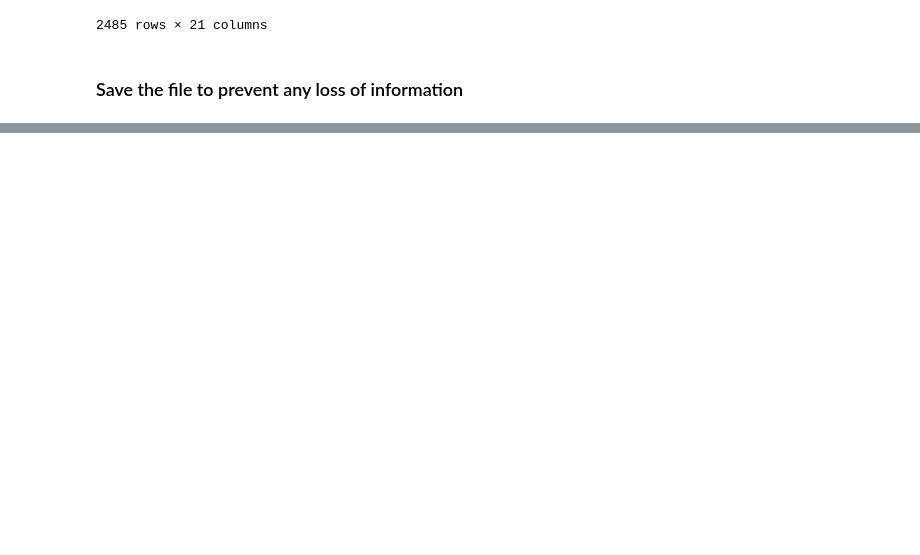
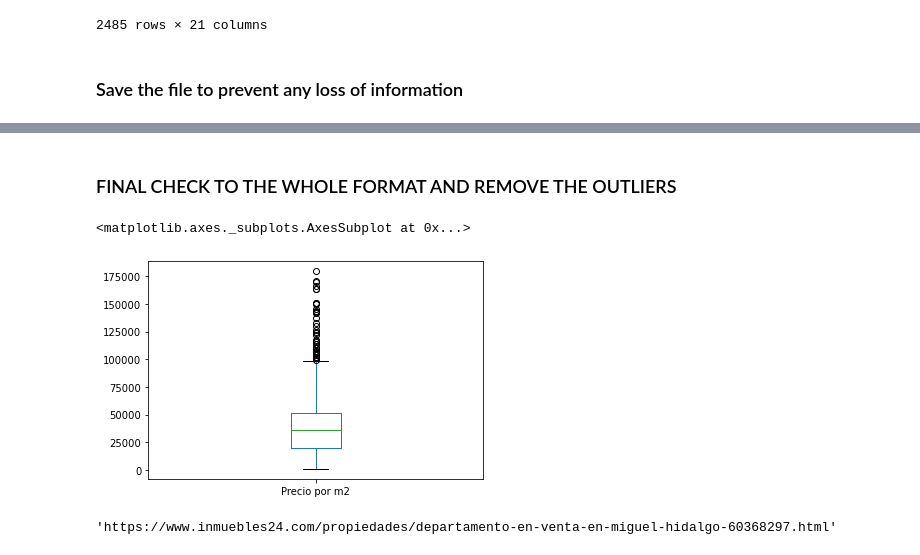
Before and after one commit to trezeget-1/meli_project, a Jupyter notebook: Inmuebles 24 - ETL.ipynb, the cells around one changed output, grey strips where cells are left out. Cells and saved outputs as stored; diff of their text form; code cells hidden in the pictures; blank space fills up the shorter version.

```diff
--- a/Inmuebles 24 - ETL.ipynb
+++ b/Inmuebles 24 - ETL.ipynb
@@ -876,0 +898,5 @@ tabla_final.to_csv('csv_files/COMPLETE_inmuebles_24_CDMX.csv', index = False, en
+# %%
+tabla_final['Precio por m2'] = ''
+
+for x in range(len(tabla_final)):
+    tabla_final['Precio por m2'][x] = tabla_final['Precio'][x] / tabla_final['Número de m2'][x]
@@ -876,0 +919,23 @@ tabla_final.to_csv('csv_files/COMPLETE_inmuebles_24_CDMX.csv', index = False, en
+# %%
+sorted_columns = [ 'Nombre de Publicación',
+    'Estado',
+ 'Ciudad',
+ 'Colonia',
+ 'Avenida',
+ 'Tipo de propiedad',
+ 'Tipo de Operación',
+ 'Condición del Inmueble',
+'Precio',
+'Precio por m2',
+ 'Moneda',
+ 'Número de recámaras',
+ 'Número de baños completos',
+ 'Número de m2',
+ 'Unidad de medida',
+ 'Link de la publicación',
+ 'Foto de publicación',
+ 'Real State Agency?',
+'Latitud',
+ 'Longitud',
+'ID',
+'updated_at']
@@ -876,0 +946,2 @@ tabla_final.to_csv('csv_files/COMPLETE_inmuebles_24_CDMX.csv', index = False, en
+# %%
+tabla_final = tabla_final[sorted_columns]
@@ -876,0 +973,8 @@ tabla_final.to_csv('csv_files/COMPLETE_inmuebles_24_CDMX.csv', index = False, en
+# %%
+tabla_final = tabla_final.reset_index()
+
+del tabla_final['index']
+
+print(tabla_final.shape)
+
+tabla_final.head(2)
@@ -876,0 +987,11 @@ tabla_final.to_csv('csv_files/COMPLETE_inmuebles_24_CDMX.csv', index = False, en
+# %% [markdown]
+### FINAL CHECK TO THE WHOLE FORMAT AND REMOVE THE OUTLIERS
+# %%
+tabla_final['Precio por m2'].plot(kind ='box')
+# %% [output]
+<matplotlib.axes._subplots.AxesSubplot at 0x...>
+[figure, added]
+# %%
+tabla_final.iloc[1490]['Link de la publicación']
+# %% [output]
+'https://www.inmuebles24.com/propiedades/departamento-en-venta-en-miguel-hidalgo-60368297.html'
```
Also changed, not shown: parts of 21 cells of this notebook, 4 other files.
